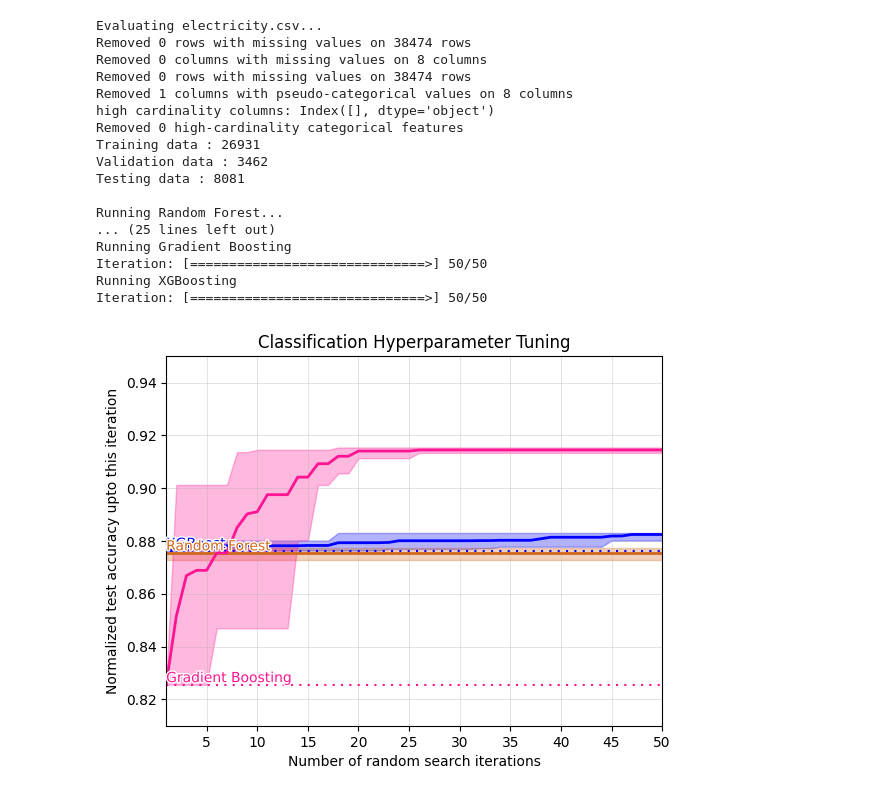
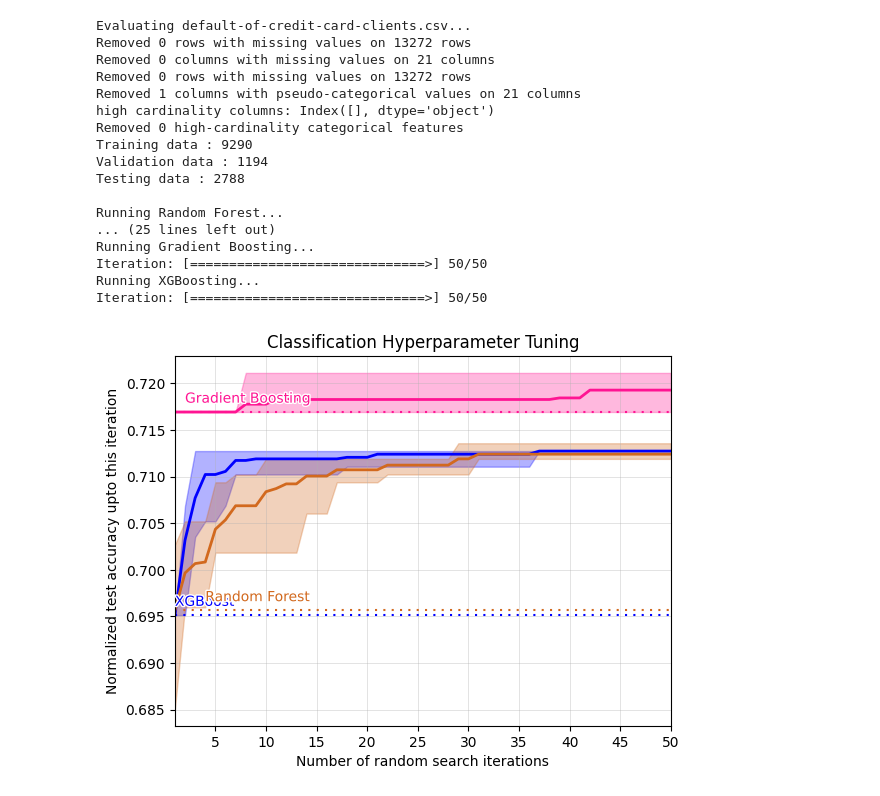
Before and after one commit to BUSY-LOOPING/Tech-Troopers, a Jupyter notebook: Dhruv/TreeVsNeuralNets.ipynb, the cells around one changed output. Cells and saved outputs as stored; diff of their text form; code cells hidden in the pictures.

```diff
--- a/Dhruv/TreeVsNeuralNets.ipynb
+++ b/Dhruv/TreeVsNeuralNets.ipynb
@@ -30,8 +30,8 @@ clf_cat = [
     # 'albert.csv',
    # 'compas-two-years.csv',
    # 'covertype.csv',
-   # 'default-of-credit-card-clients.csv',
-   'electricity.csv',
+   'default-of-credit-card-clients.csv',
+   # 'electricity.csv',
    # 'eye_movements.csv',
    # 'road-safety.csv'
 ]
@@ -228,7 +228,7 @@ for dataset_idx, dataset in enumerate(clf_cat) :
         clf_cat_random_forest_scores[random_shuffle_idx, :] = scores
 
         # Gradient Boosting
-        print('\nRunning Gradient Boosting')
+        print('\nRunning Gradient Boosting...')
 
         trials = []
         scores = []
@@ -249,7 +249,7 @@ for dataset_idx, dataset in enumerate(clf_cat) :
         clf_cat_gradient_boosting_scores[random_shuffle_idx, :] = scores
 
         # XGBoost
-        print('\nRunning XGBoosting')
+        print('\nRunning XGBoosting...')
 
         trials = []
         scores = []
@@ -269,56 +269,56 @@ for dataset_idx, dataset in enumerate(clf_cat) :
 
         clf_cat_xgboost_scores[random_shuffle_idx, :] = scores
 # %% [output]
-Evaluating electricity.csv...
-Removed 0 rows with missing values on 38474 rows
-Removed 0 columns with missing values on 8 columns
-Removed 0 rows with missing values on 38474 rows
-Removed 1 columns with pseudo-categorical values on 8 columns
+Evaluating default-of-credit-card-clients.csv...
+Removed 0 rows with missing values on 13272 rows
+Removed 0 columns with missing values on 21 columns
+Removed 0 rows with missing values on 13272 rows
+Removed 1 columns with pseudo-categorical values on 21 columns
 high cardinality columns: Index([], dtype='object')
 Removed 0 high-cardinality categorical features
-Training data : 26931
-Validation data : 3462
-Testing data : 8081
+Training data : 9290
+Validation data : 1194
+Testing data : 2788
 
 Running Random Forest...
 ... (25 lines left out)
-Running Gradient Boosting
+Running Gradient Boosting...
 Iteration: [==============================>] 50/50
-Running XGBoosting
+Running XGBoosting...
 Iteration: [==============================>] 50/50
 # %%
 x = range(1, n_iterations+1)
 
 xgboost_best_values = np.maximum.accumulate(clf_cat_xgboost_scores, axis = 1)
 random_forest_best_values = np.maximum.accumulate(clf_cat_random_forest_scores, axis = 1)
 gradient_boost_best_values = np.maximum.accumulate(clf_cat_gradient_boosting_scores, axis = 1)
 
 plt.axhline(y=clf_cat_xgboost_scores[:, 0].mean(), color='blue', linestyle=(0, (1, 3)))
 plt.axhline(y=clf_cat_random_forest_scores[:, 0].mean(), color='chocolate', linestyle=(0, (1, 3)))
 plt.axhline(y=clf_cat_gradient_boosting_scores[:, 0].mean(), color='deeppink', linestyle=(0, (1, 3)))
 
 text = plt.text(1, clf_cat_xgboost_scores[:, 0].mean() + 0.001, f'XGBoost', color='blue')
 text.set_path_effects([path_effects.withStroke(linewidth=2, foreground='white')])
-text = plt.text(1, clf_cat_random_forest_scores[:, 0].mean() + 0.001, f'Random Forest', color='chocolate')
+text = plt.text(4, clf_cat_random_forest_scores[:, 0].mean() + 0.001, f'Random Forest', color='chocolate')
 text.set_path_effects([path_effects.withStroke(linewidth=2, foreground='white')])
-text = plt.text(1, clf_cat_gradient_boosting_scores[:, 0].mean() + 0.001, f'Gradient Boosting', color='deeppink')
+text = plt.text(2, clf_cat_gradient_boosting_scores[:, 0].mean() + 0.001, f'Gradient Boosting', color='deeppink')
 text.set_path_effects([path_effects.withStroke(linewidth=2, foreground='white')])
 
 plt.plot(x, xgboost_best_values.mean(axis=0), label='XGBoost', color='blue', linewidth=2)
 plt.plot(x, random_forest_best_values.mean(axis=0), label='Random Forest', color='chocolate', linewidth=2)
 plt.plot(x, gradient_boost_best_values.mean(axis=0), label='Gradient Boosting', color='deeppink', linewidth=2)
 
 plt.fill_between(x, xgboost_best_values.min(axis=0), xgboost_best_values.max(axis=0), color='blue', alpha=0.3)
 plt.fill_between(x, random_forest_best_values.min(axis=0), random_forest_best_values.max(axis=0), color='chocolate', alpha=0.3)
 plt.fill_between(x, gradient_boost_best_values.min(axis=0), gradient_boost_best_values.max(axis=0), color='deeppink', alpha=0.3)
 
 plt.xticks(range(0, n_iterations+1, 5))
-plt.ylim(0.81, 0.95)
+# plt.ylim(0.81, 0.95)
 plt.xlim(1, n_iterations)
 
 plt.ylabel('Normalized test accuracy upto this iteration')
 plt.xlabel('Number of random search iterations')
 plt.title('Classification Hyperparameter Tuning')
 plt.grid(True, which='both', linewidth=0.5, alpha=0.5)
 # %% [output]
-[figure, old version]
+[figure, new version]
```
Also changed, not shown: 19 other files.
